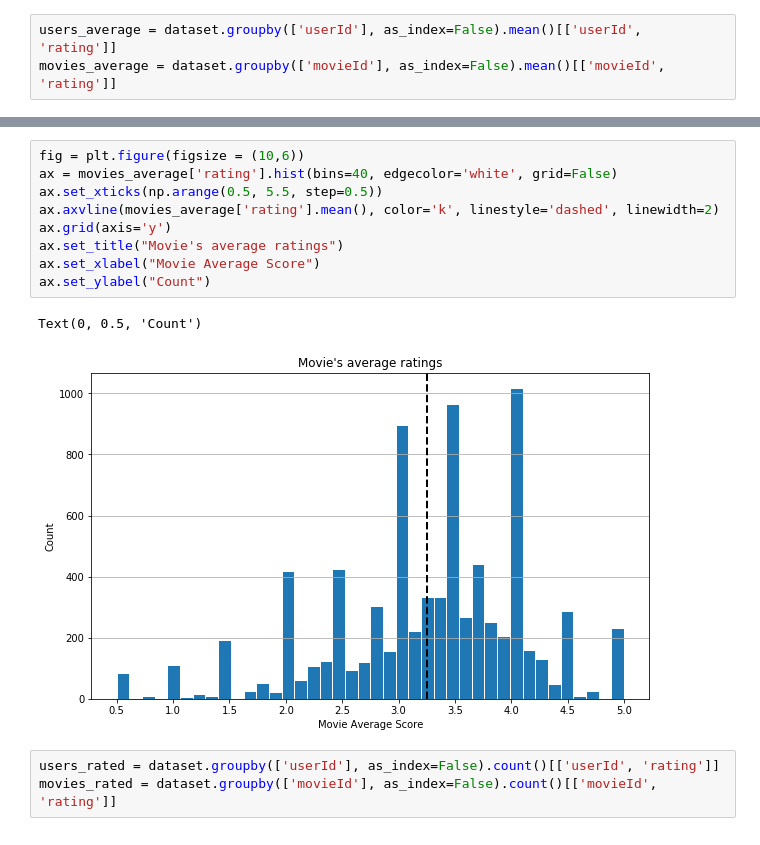
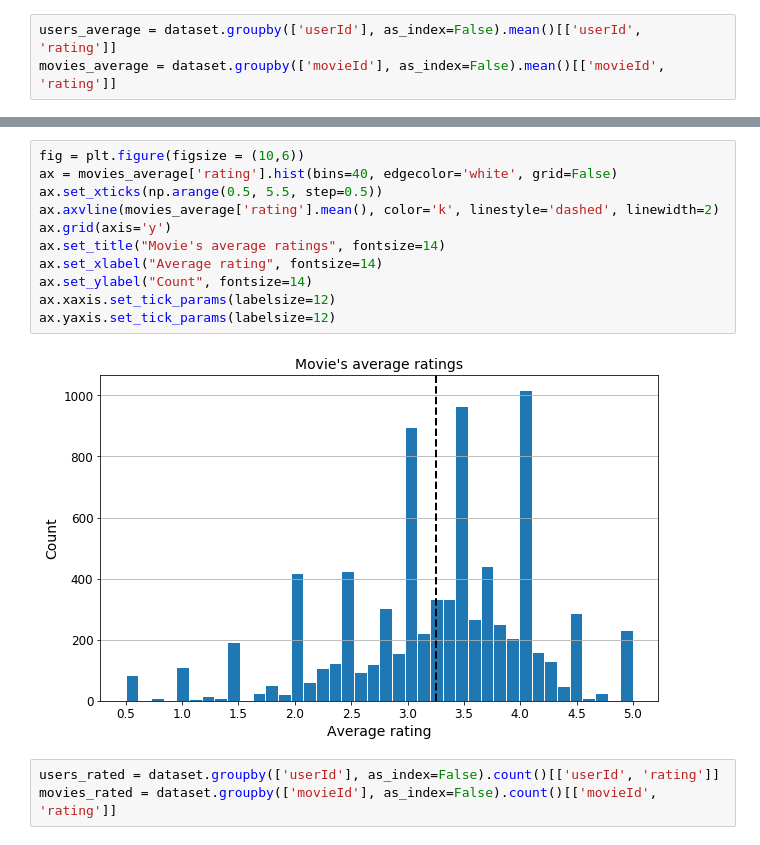
Before and after one commit to msb55/tcc, a Jupyter notebook: First analysis.ipynb, the cells around one changed output, grey strips where cells are left out. Cells and saved outputs as stored; diff of their text form.

```diff
--- a/First analysis.ipynb
+++ b/First analysis.ipynb
@@ -38,15 +40,16 @@ Text(0, 0.5, 'Count')
 # %%
 fig = plt.figure(figsize = (10,6))
 ax = movies_average['rating'].hist(bins=40, edgecolor='white', grid=False)
 ax.set_xticks(np.arange(0.5, 5.5, step=0.5))
 ax.axvline(movies_average['rating'].mean(), color='k', linestyle='dashed', linewidth=2)
 ax.grid(axis='y')
-ax.set_title("Movie's average ratings")
-ax.set_xlabel("Movie Average Score")
-ax.set_ylabel("Count")
+ax.set_title("Movie's average ratings", fontsize=14)
+ax.set_xlabel("Average rating", fontsize=14)
+ax.set_ylabel("Count", fontsize=14)
+ax.xaxis.set_tick_params(labelsize=12)
+ax.yaxis.set_tick_params(labelsize=12)
 # %% [output]
-Text(0, 0.5, 'Count')
-[figure, old version]
+[figure, new version]
 # %%
 users_rated = dataset.groupby(['userId'], as_index=False).count()[['userId', 'rating']]
 movies_rated = dataset.groupby(['movieId'], as_index=False).count()[['movieId', 'rating']]
```
Also changed, not shown: parts of 4 cells of this notebook, 46 other files.
